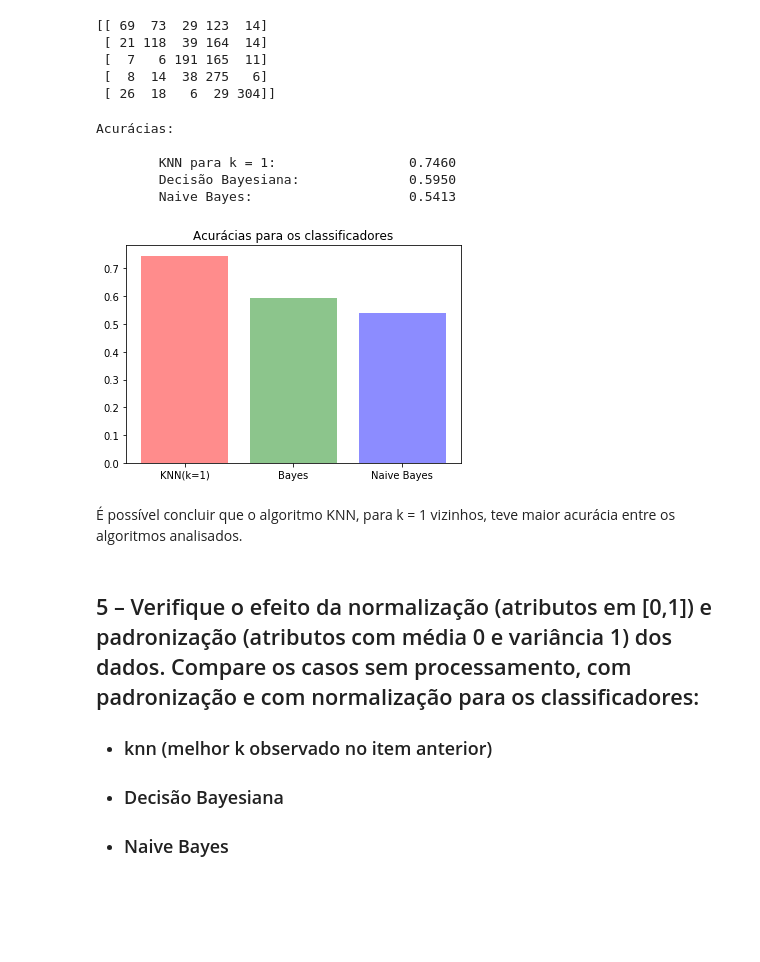
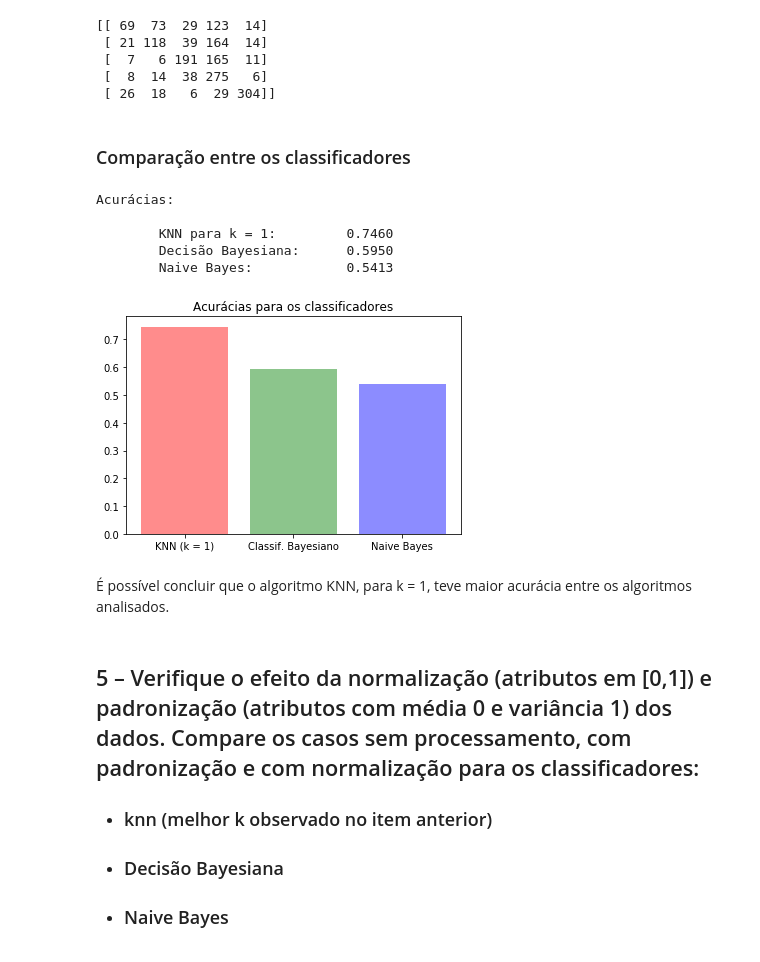
Before and after one commit to jceoval/Means-of-transportation-predict, a Jupyter notebook: Projeto.ipynb, the cells around one changed output. Cells and saved outputs as stored; diff of their text form; code cells hidden in the pictures; blank space fills up the shorter version.

```diff
--- a/Projeto.ipynb
+++ b/Projeto.ipynb
@@ -169,3 +177,6 @@ plt.show(True)
+# %%
+#Registrando o valor da acurácia do KNN para k = 0
+score_knn = vscore[0]
 # %% [markdown]
 ## 4 – Compare	os	classificadores:
 - ### knn (melhor	k	observado	no	item	anterior)
@@ -235,11 +246,21 @@ print(confusion_matrix(test_y, pred_y))
  [  7   6 191 165  11]
  [  8  14  38 275   6]
  [ 26  18   6  29 304]]
+# %% [markdown]
+### Comparação entre os classificadores
 # %%
 print("Acurácias:\n")
-print("\tKNN para k = 1: \t\t%.4f" % vscore[0])
-print("\tDecisão Bayesiana: \t\t%.4f" % score_bayes)
-print("\tNaive Bayes: \t\t\t%.4f"% score_GNB)
+print("\tKNN para k = 1: \t%.4f" % score_knn)
+print("\tDecisão Bayesiana: \t%.4f" % score_bayes)
+print("\tNaive Bayes: \t\t%.4f"% score_GNB)
+
+acur_aux = [vscore[0], score_bayes, score_GNB]
+numbers = np.arange(0, len(acur_aux))
+plt.bar(numbers, acur_aux, alpha=.45, color=['red', 'green', 'blue'])
+classificadores = ['KNN (k = 1)', 'Classif. Bayesiano', 'Naive Bayes']
+plt.xticks(numbers, classificadores)
+plt.title('Acurácias para os classificadores')
+plt.show(True)
 # %% [output]
 Acurácias:
 
@@ -249,15 +270,6 @@ Acurácias:
+[figure, added]
-# %%
-acur_aux = [vscore[0], score_bayes, score_GNB]
-numbers = np.arange(0, len(acur_aux))
-plt.bar(numbers, acur_aux, alpha=.45, color=['red', 'green', 'blue'])
-classificadores = ['KNN(k=1)', 'Bayes', 'Naive Bayes']
-plt.xticks(numbers, classificadores)
-plt.title('Acurácias para os classificadores')
-plt.show(True)
-# %% [output]
-[figure, removed]
 # %% [markdown]
-É possível concluir que o algoritmo KNN, para k = 1 vizinhos, teve maior acurácia entre os algoritmos analisados.
+É possível concluir que o algoritmo KNN, para k = 1, teve maior acurácia entre os algoritmos analisados.
 # %% [markdown]
 ## 5 – Verifique	o	efeito	da	normalização	(atributos	em	[0,1])	e	padronização (atributos	com	média	0	e	variância	1)	dos	dados.	Compare	os	casos	sem	processamento,	com	padronização	e	com	normalização	para	os	classificadores:
 - ### knn	(melhor	k	observado	no	item	anterior)
```
Also changed, not shown: parts of 58 cells of this notebook.
